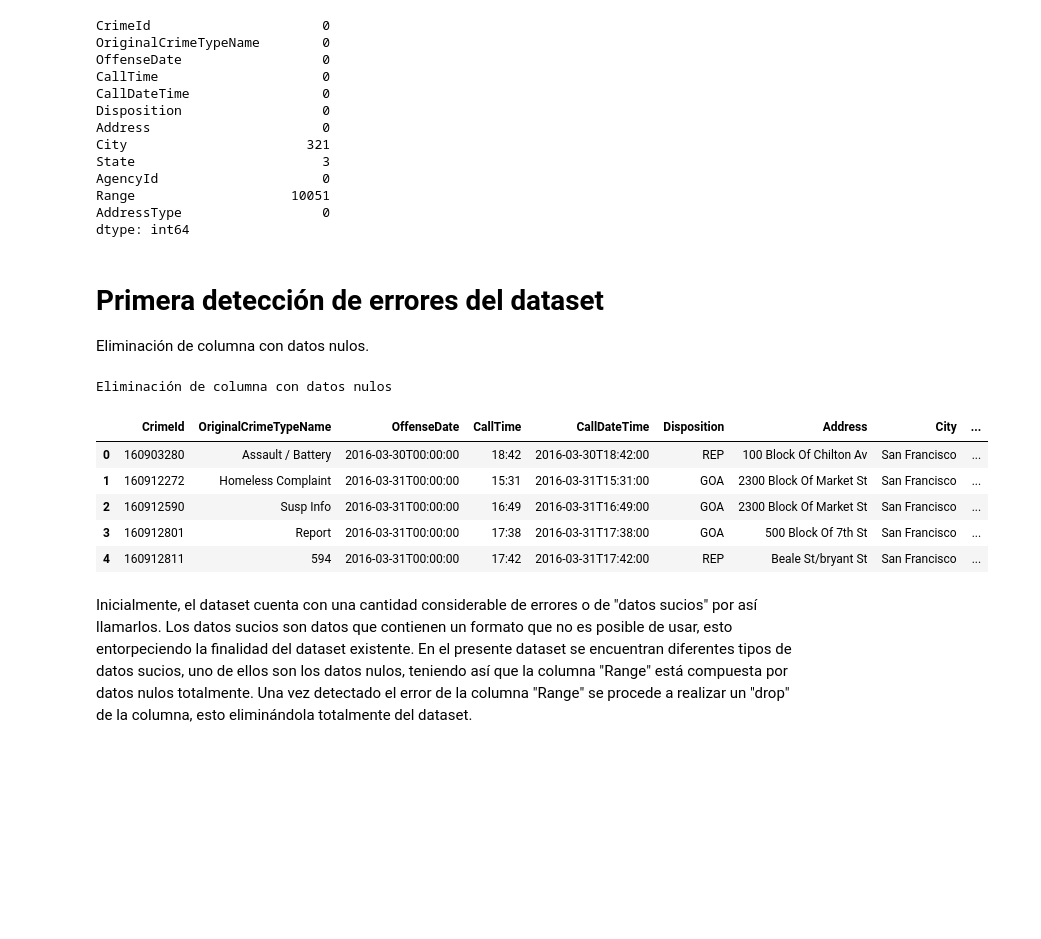
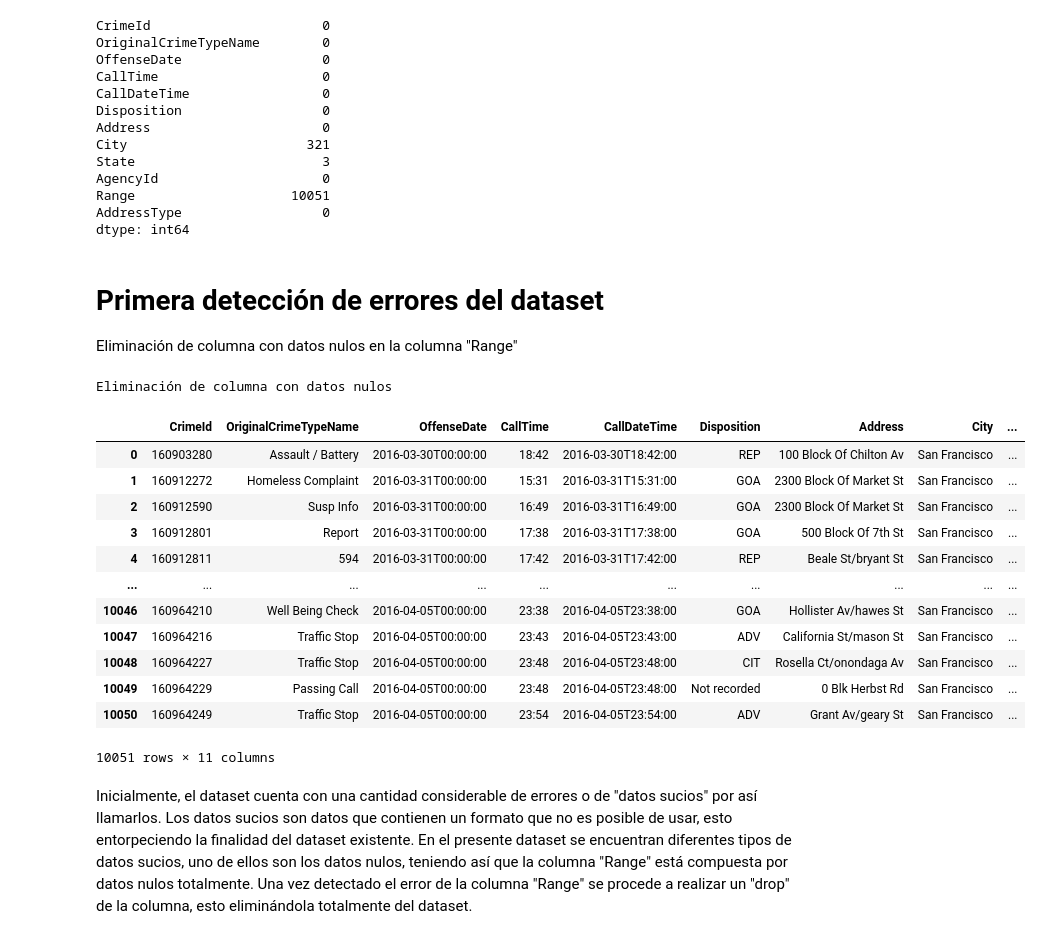
Before and after one commit to Dyllnrz/Dyllan_Raza_Lab2_Mineria, a Jupyter notebook: [NRC_6292]_DyllanRaza_La21U2.ipynb, the cells around one changed output. Saved outputs shown, nothing was run; the diff lists cells and outputs as text; code cells hidden in the pictures; blank space fills up the shorter version.

```diff
--- a/[NRC_6292]_DyllanRaza_La21U2.ipynb
+++ b/[NRC_6292]_DyllanRaza_La21U2.ipynb
@@ -52,20 +52,27 @@ AddressType                  0
 dtype: int64
 # %% [markdown]
 # Primera detección de errores del dataset
-Eliminación de columna con datos nulos.
+Eliminación de columna con datos nulos en la columna "Range"
 # %%
 def dnuls():
   '''Eliminación de columna con datos nulos'''
 df = df.drop(['Range'], axis=1)
 print(dnuls.__doc__)
-df.head()
+df
 # %% [output]
 Eliminación de columna con datos nulos
 |  | CrimeId | OriginalCrimeTypeName | OffenseDate | CallTime | CallDateTime | Disposition | Address | City | ... |
 | 0 | 160903280 | Assault / Battery | 2016-03-30T00:00:00 | 18:42 | 2016-03-30T18:42:00 | REP | 100 Block Of Chilton Av | San Francisco | ... |
 | 1 | 160912272 | Homeless Complaint | 2016-03-31T00:00:00 | 15:31 | 2016-03-31T15:31:00 | GOA | 2300 Block Of Market St | San Francisco | ... |
 | 2 | 160912590 | Susp Info | 2016-03-31T00:00:00 | 16:49 | 2016-03-31T16:49:00 | GOA | 2300 Block Of Market St | San Francisco | ... |
 | 3 | 160912801 | Report | 2016-03-31T00:00:00 | 17:38 | 2016-03-31T17:38:00 | GOA | 500 Block Of 7th St | San Francisco | ... |
 | 4 | 160912811 | 594 | 2016-03-31T00:00:00 | 17:42 | 2016-03-31T17:42:00 | REP | Beale St/bryant St | San Francisco | ... |
+| ... | ... | ... | ... | ... | ... | ... | ... | ... | ... |
+| 10046 | 160964210 | Well Being Check | 2016-04-05T00:00:00 | 23:38 | 2016-04-05T23:38:00 | GOA | Hollister Av/hawes St | San Francisco | ... |
+| 10047 | 160964216 | Traffic Stop | 2016-04-05T00:00:00 | 23:43 | 2016-04-05T23:43:00 | ADV | California St/mason St | San Francisco | ... |
+| 10048 | 160964227 | Traffic Stop | 2016-04-05T00:00:00 | 23:48 | 2016-04-05T23:48:00 | CIT | Rosella Ct/onondaga Av | San Francisco | ... |
+| 10049 | 160964229 | Passing Call | 2016-04-05T00:00:00 | 23:48 | 2016-04-05T23:48:00 | Not recorded | 0 Blk Herbst Rd | San Francisco | ... |
+| 10050 | 160964249 | Traffic Stop | 2016-04-05T00:00:00 | 23:54 | 2016-04-05T23:54:00 | ADV | Grant Av/geary St | San Francisco | ... |
+10051 rows × 11 columns
 # %% [markdown]
 Inicialmente, el dataset cuenta con una cantidad considerable de errores o de "datos sucios" por así llamarlos. Los datos sucios son datos que contienen un formato que no es posible de usar, esto entorpeciendo la finalidad del dataset existente. En el presente dataset se encuentran diferentes tipos de datos sucios, uno de ellos son los datos nulos, teniendo así que la columna "Range" está compuesta por datos nulos totalmente. Una vez detectado el error de la columna "Range" se procede a realizar un "drop" de la columna, esto eliminándola totalmente del dataset.
```
Also changed, not shown: parts of 7 cells of this notebook.
